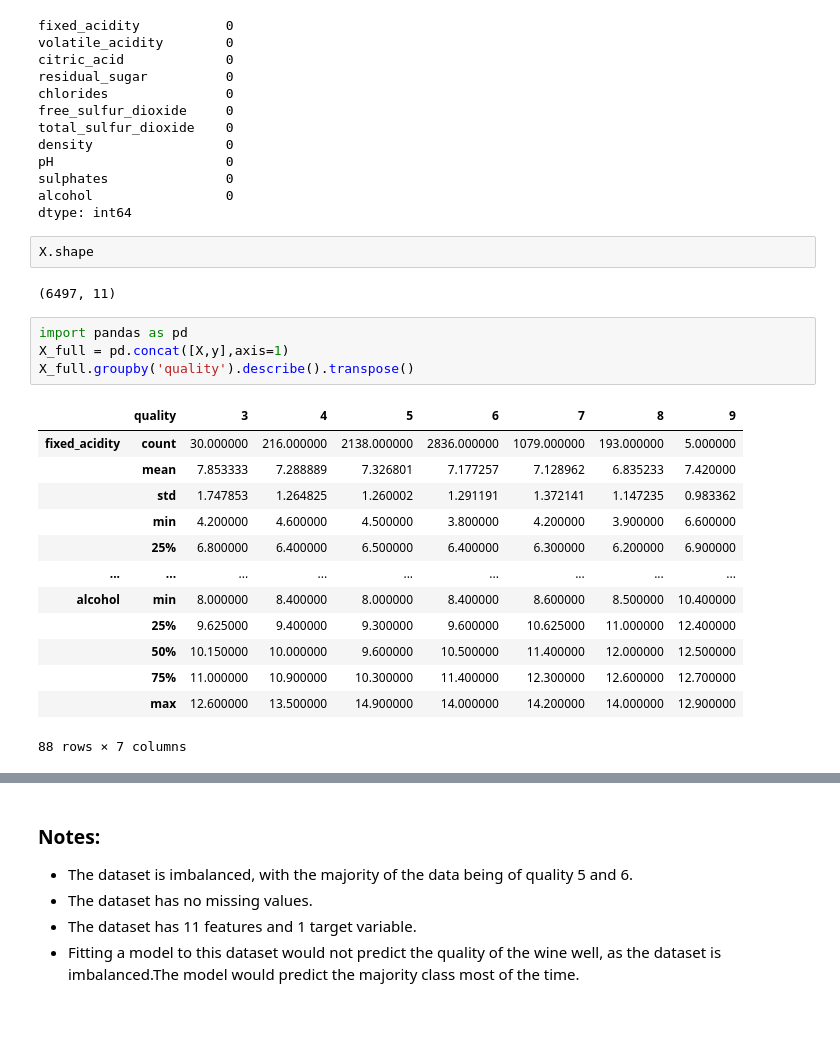
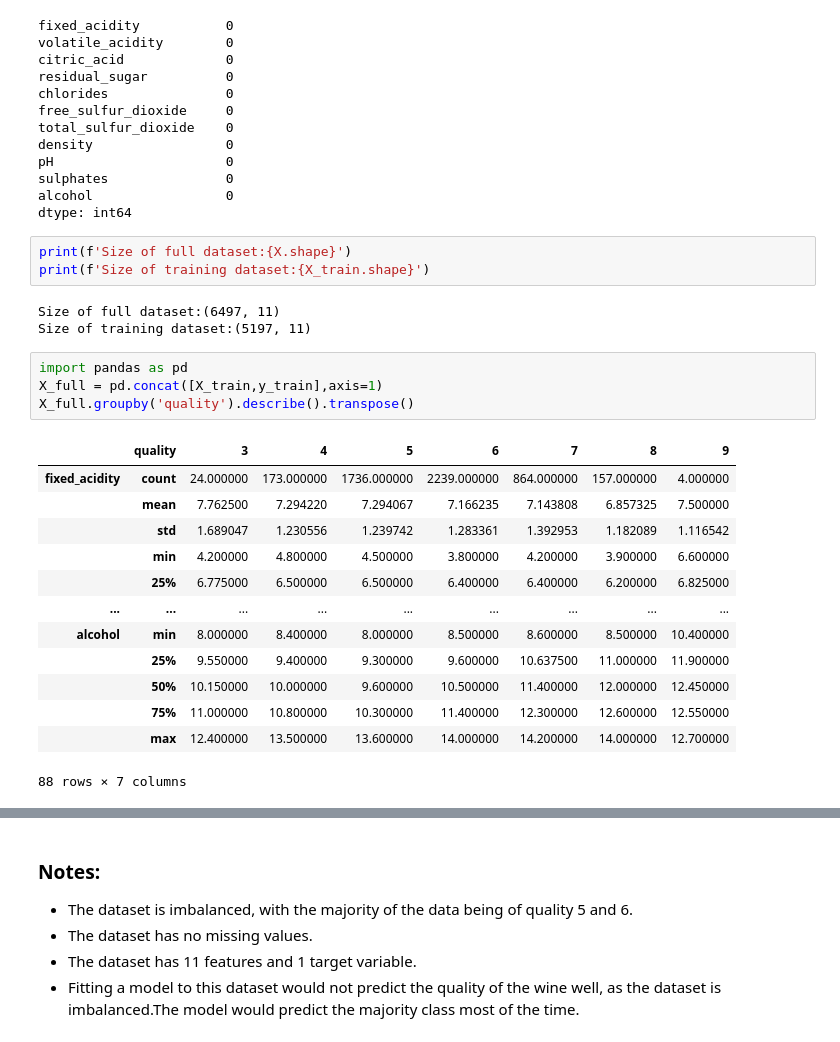
Before and after one commit to dlebron12/Statistics, a Jupyter notebook: Projects/WineDataSet/Analysis.ipynb, the cells around one changed output, grey strips where cells are left out. Cells and saved outputs as stored; diff of their text form.

Commit message:
Re-arrigning folders and finishing wine dataset multi-classification project

```diff
--- a/Projects/WineDataSet/Analysis.ipynb
+++ b/Projects/WineDataSet/Analysis.ipynb
@@ -137,26 +93,28 @@ sulphates               0
 alcohol                 0
 dtype: int64
 # %%
-X.shape
+print(f'Size of full dataset:{X.shape}')
+print(f'Size of training dataset:{X_train.shape}')
 # %% [output]
-(6497, 11)
+Size of full dataset:(6497, 11)
+Size of training dataset:(5197, 11)
 # %%
 import pandas as pd
-X_full = pd.concat([X,y],axis=1)
+X_full = pd.concat([X_train,y_train],axis=1)
 X_full.groupby('quality').describe().transpose()
 # %% [output]
 |  | quality | 3 | 4 | 5 | 6 | 7 | 8 | 9 |
-| fixed_acidity | count | 30.000000 | 216.000000 | 2138.000000 | 2836.000000 | 1079.000000 | 193.000000 | 5.000000 |
-|  | mean | 7.853333 | 7.288889 | 7.326801 | 7.177257 | 7.128962 | 6.835233 | 7.420000 |
-|  | std | 1.747853 | 1.264825 | 1.260002 | 1.291191 | 1.372141 | 1.147235 | 0.983362 |
-|  | min | 4.200000 | 4.600000 | 4.500000 | 3.800000 | 4.200000 | 3.900000 | 6.600000 |
-|  | 25% | 6.800000 | 6.400000 | 6.500000 | 6.400000 | 6.300000 | 6.200000 | 6.900000 |
+| fixed_acidity | count | 24.000000 | 173.000000 | 1736.000000 | 2239.000000 | 864.000000 | 157.000000 | 4.000000 |
+|  | mean | 7.762500 | 7.294220 | 7.294067 | 7.166235 | 7.143808 | 6.857325 | 7.500000 |
+|  | std | 1.689047 | 1.230556 | 1.239742 | 1.283361 | 1.392953 | 1.182089 | 1.116542 |
+|  | min | 4.200000 | 4.800000 | 4.500000 | 3.800000 | 4.200000 | 3.900000 | 6.600000 |
+|  | 25% | 6.775000 | 6.500000 | 6.500000 | 6.400000 | 6.400000 | 6.200000 | 6.825000 |
 | ... | ... | ... | ... | ... | ... | ... | ... | ... |
-| alcohol | min | 8.000000 | 8.400000 | 8.000000 | 8.400000 | 8.600000 | 8.500000 | 10.400000 |
-|  | 25% | 9.625000 | 9.400000 | 9.300000 | 9.600000 | 10.625000 | 11.000000 | 12.400000 |
-|  | 50% | 10.150000 | 10.000000 | 9.600000 | 10.500000 | 11.400000 | 12.000000 | 12.500000 |
-|  | 75% | 11.000000 | 10.900000 | 10.300000 | 11.400000 | 12.300000 | 12.600000 | 12.700000 |
-|  | max | 12.600000 | 13.500000 | 14.900000 | 14.000000 | 14.200000 | 14.000000 | 12.900000 |
+| alcohol | min | 8.000000 | 8.400000 | 8.000000 | 8.500000 | 8.600000 | 8.500000 | 10.400000 |
+|  | 25% | 9.550000 | 9.400000 | 9.300000 | 9.600000 | 10.637500 | 11.000000 | 11.900000 |
+|  | 50% | 10.150000 | 10.000000 | 9.600000 | 10.500000 | 11.400000 | 12.000000 | 12.450000 |
+|  | 75% | 11.000000 | 10.800000 | 10.300000 | 11.400000 | 12.300000 | 12.600000 | 12.550000 |
+|  | max | 12.400000 | 13.500000 | 13.600000 | 14.000000 | 14.200000 | 14.000000 | 12.700000 |
 88 rows × 7 columns
 # %%
 print(y.value_counts())
```
Also changed, not shown: parts of 41 cells of this notebook, 13 other files.
